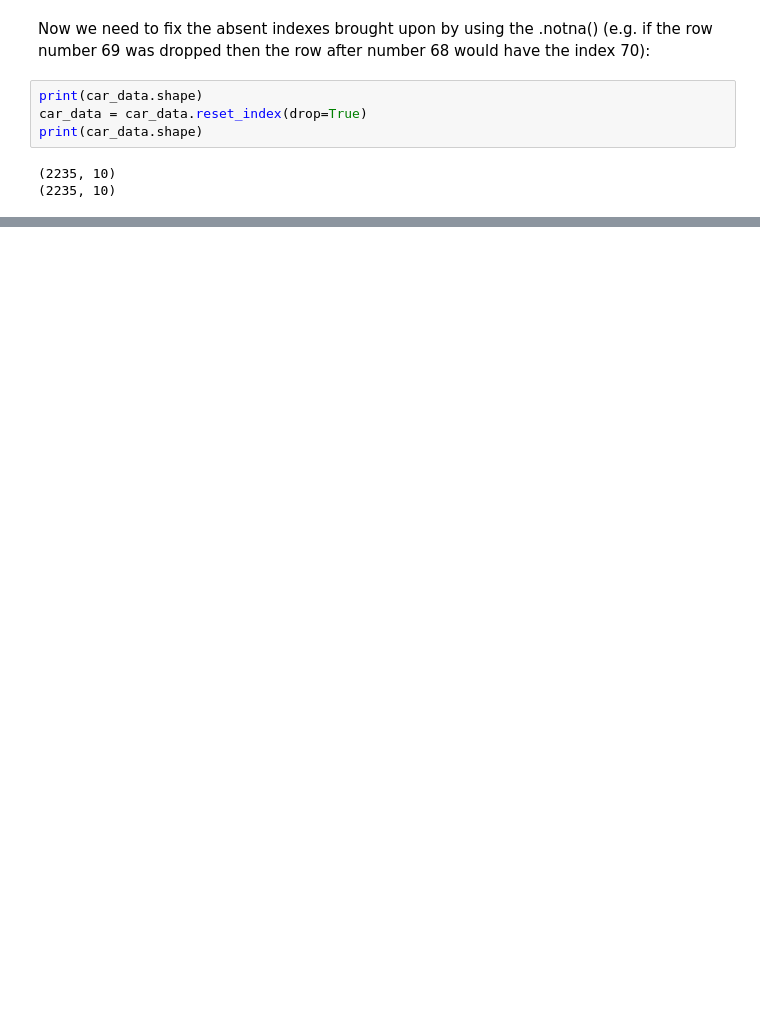
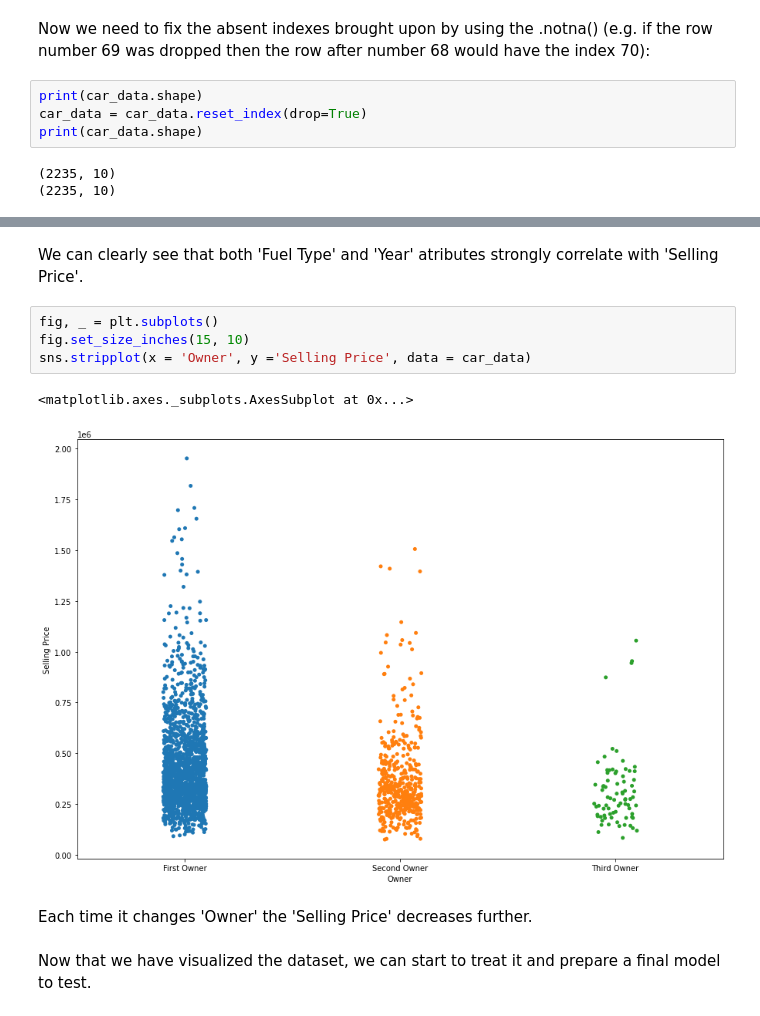
Before and after one commit to Obsessi0n/TrafficPrediction, a Jupyter notebook: Car_Price_Dataset_Notebook/car_prices_dataset.ipynb, the cells around one changed output, grey strips where cells are left out. Cells and saved outputs as stored; diff of their text form; blank space fills up the shorter version.

```diff
--- a/Car_Price_Dataset_Notebook/car_prices_dataset.ipynb
+++ b/Car_Price_Dataset_Notebook/car_prices_dataset.ipynb
@@ -218,0 +249,13 @@ Error: Session cannot generate requests
+# %% [markdown]
+We can clearly see that both 'Fuel Type' and 'Year' atributes strongly correlate with 'Selling Price'.
+# %%
+fig, _ = plt.subplots()
+fig.set_size_inches(15, 10)
+sns.stripplot(x = 'Owner', y ='Selling Price', data = car_data)
+# %% [output]
+<matplotlib.axes._subplots.AxesSubplot at 0x...>
+[figure, added]
+# %% [markdown]
+Each time it changes 'Owner' the 'Selling Price' decreases further.
+# %% [markdown]
+Now that we have visualized the dataset, we can start to treat it and prepare a final model to test.
```
Also changed, not shown: parts of 45 cells of this notebook.
